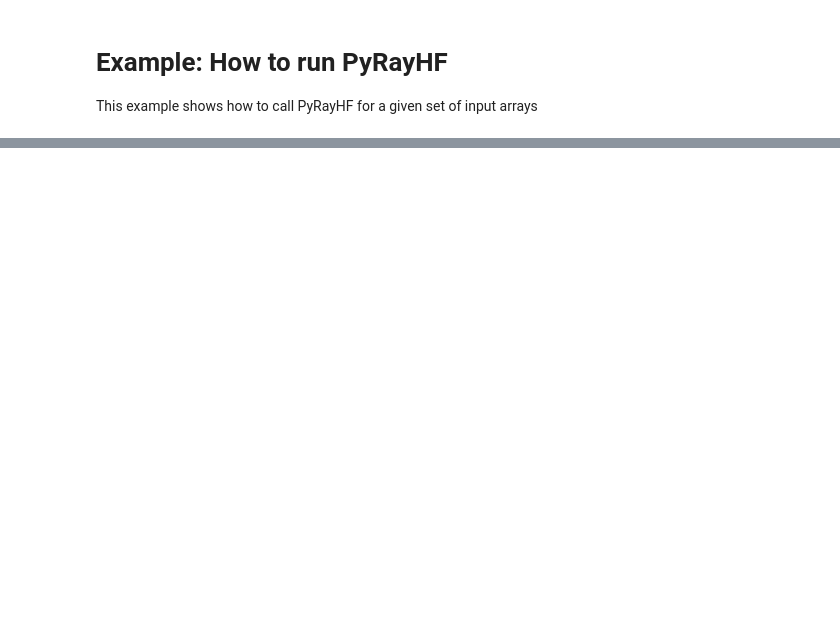
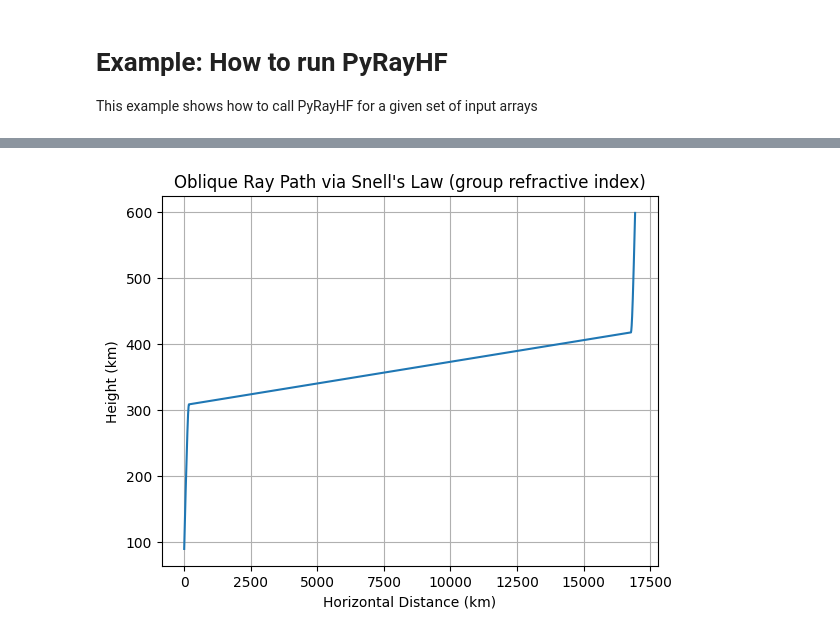
Before and after one commit to victoriyaforsythe/PyRAY, a Jupyter notebook: docs/tutorials/Example_Shoot_Rays.ipynb, the cells around one changed output, grey strips where cells are left out. Saved outputs shown, nothing was run; the diff lists cells and outputs as text; code cells hidden in the pictures; blank space fills up the shorter version.

Commit message:
snells law is added

```diff
--- a/docs/tutorials/Example_Shoot_Rays.ipynb
+++ b/docs/tutorials/Example_Shoot_Rays.ipynb
@@ -86,0 +4,95 @@ KeyboardInterrupt:
+# %%
+import pickle
+import PyRayHF
+import numpy as np
+import matplotlib.pyplot as plt
+from PyRayHF.library import find_X, find_Y, find_mu_mup
+
+import numpy as np
+
+# Constants
+R_E = 6371.0  # Earth's radius in km
+tx_height_km = 0.0
+elev_angle_deg = 30.0
+f0_MHz = 10.0
+
+
+# See Example_Generate_Input_Arrays for how to create input arrays using PyIRI.
+file_open = 'input_arrays_clean.npz'
+input_arrays = np.load(file_open)
+
+
+# Derived values
+r0 = R_E + tx_height_km  # initial radial position from Earth's center
+theta0_rad = np.radians(90.0 - elev_angle_deg)  # angle from zenith
+
+# Initial direction unit vector in (r, theta) coordinates (spherical polar 2D)
+# r̂ points radially outward, θ̂ is tangent to Earth's surface
+ur = np.cos(theta0_rad)
+utheta = np.sin(theta0_rad)
+
+# Initial position and direction vector
+initial_pos = np.array([r0, 0.0])        # [radius from Earth's center, angle along Earth's surface]
+initial_dir = np.array([ur, utheta])     # unit direction vector
+
+print("Initial position (r, theta):", initial_pos)
+print("Initial direction (r̂, θ̂):", initial_dir)
+
+# Load 1D ionospheric profile
+data = np.load("input_arrays_clean.npz")
+alt_km = data["alt"]
+Ne = data["den"]
+Babs = data["bmag"]
+bpsi = data["bpsi"]
+mode = "O"
+
+print('Ne=', Ne.max())
+
+# Frequency and elevation angle
+f0 = 9.0 * 1e6
+print('f0=', f0)
+theta0_deg = 30.0  # zenith angle = 90° - elevation
+theta0_rad = np.radians(theta0_deg)
+
+# Compute plasma parameters
+X = find_X(Ne, f0)
+Y = find_Y(f0, Babs)
+
+mu, mup = find_mu_mup(X, Y, bpsi, mode)
+
+print("mup valid count:", np.sum(~np.isnan(mup)))
+print("mup min/max:", np.nanmin(mup), np.nanmax(mup))
+
+mup = np.where((mup < 1e-3) | np.isnan(mup), np.nan, mup)
+mup0 = mup[0]
+
+sin_theta_h = (mup0 / mup) * np.sin(theta0_rad)
+print("Max sin_theta_h:", np.nanmax(sin_theta_h))
+
+# Apply Snell's law to compute bending
+with np.errstate(invalid='ignore'):
+    sin_theta_h = (mup / mup0) * np.sin(theta0_rad)
+    theta_h = np.arcsin(sin_theta_h)
+    tan_theta_h = np.tan(theta_h)
+
+# Horizontal distance integration
+dx = np.zeros_like(alt_km)
+# Valid values: must be finite and real
+valid = ~np.isnan(tan_theta_h)
+
+# Apply mask to both altitudes and angles
+alt_valid = alt_km[valid]
+tan_valid = tan_theta_h[valid]
+
+# Compute horizontal increments
+dx_valid = np.zeros_like(alt_valid)
+dx_valid[1:] = np.cumsum(np.diff(alt_valid) * tan_valid[1:])
+
+# Plot using only valid points
+plt.plot(dx_valid, alt_valid)
+plt.xlabel("Horizontal Distance (km)")
+plt.ylabel("Height (km)")
+plt.title("Oblique Ray Path via Snell's Law (group refractive index)")
+plt.grid()
+plt.show()
+# %% [output]
@@ -86,0 +106 @@ KeyboardInterrupt:
+[figure, added]
```
Also changed, not shown: parts of 2 cells of this notebook, 6 other files.
